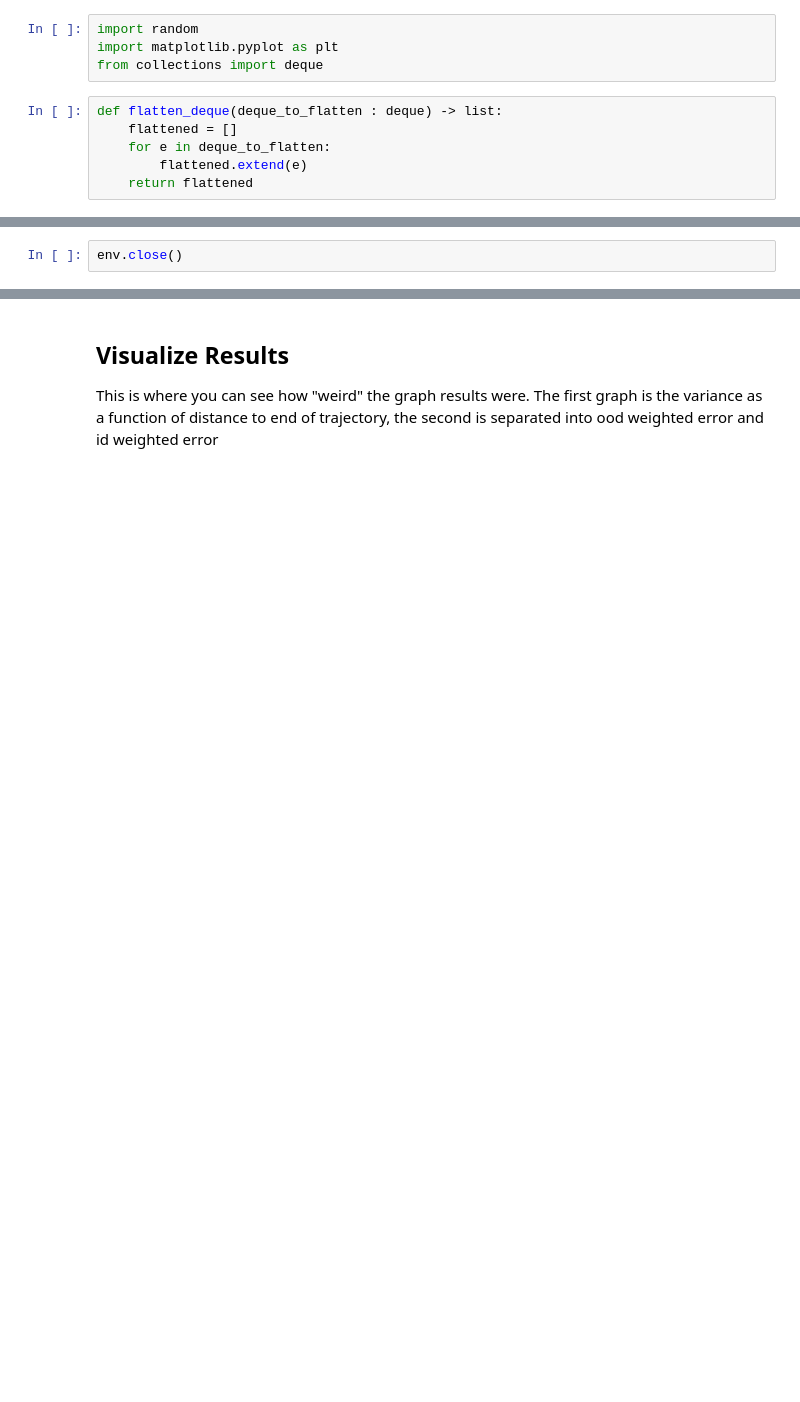
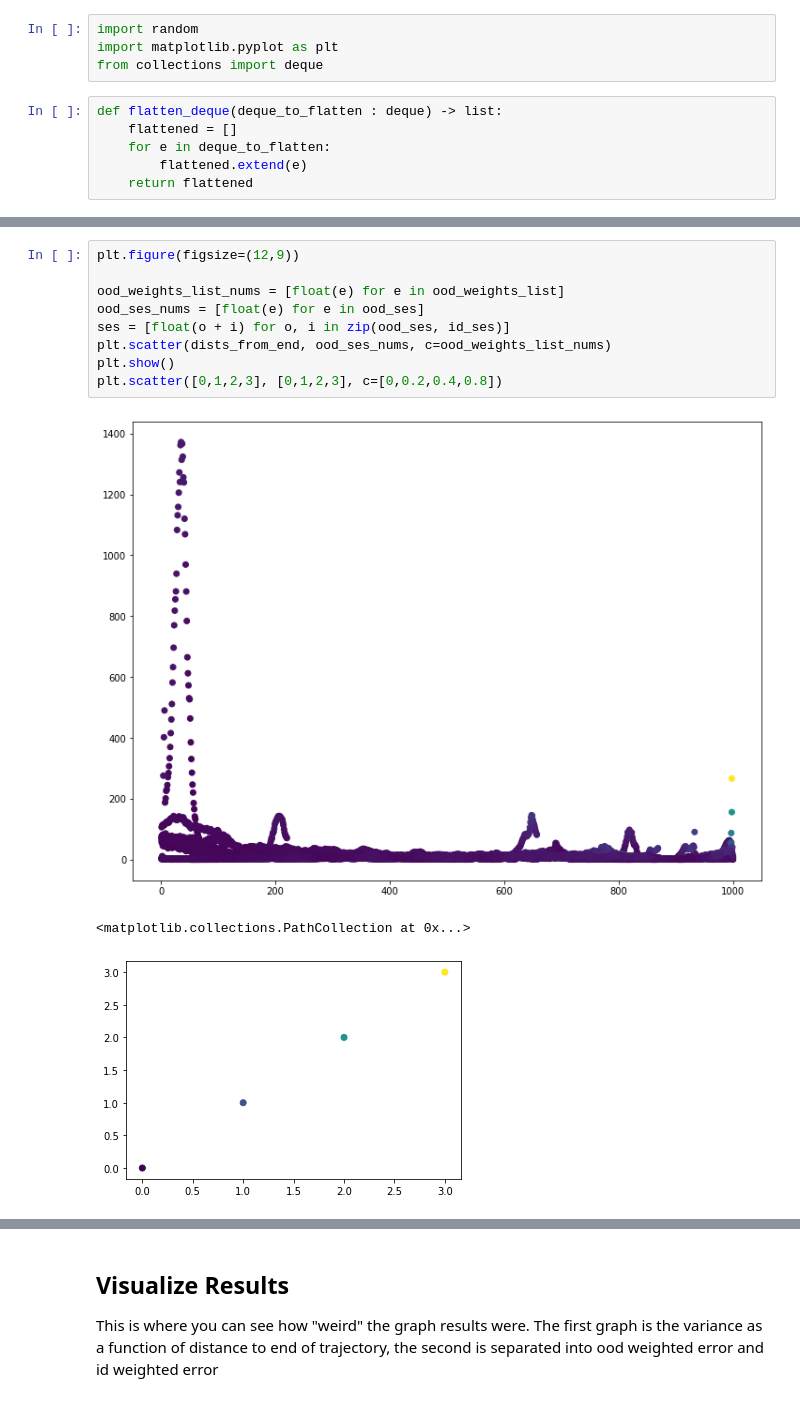
Before and after one commit to eweiner/RL-Research, a Jupyter notebook: variance-prediction/Test_DDQN_GAN.ipynb, the cells around one changed output, grey strips where cells are left out. Drawn from its saved outputs; the diff is of its cells as text; blank space fills up the shorter version.

```diff
--- a/variance-prediction/Test_DDQN_GAN.ipynb
+++ b/variance-prediction/Test_DDQN_GAN.ipynb
@@ -135,2 +163,13 @@ print(num_resets)
-# %%
-env.close()
+# %%
+plt.figure(figsize=(12,9))
+
+ood_weights_list_nums = [float(e) for e in ood_weights_list]
+ood_ses_nums = [float(e) for e in ood_ses]
+ses = [float(o + i) for o, i in zip(ood_ses, id_ses)]
+plt.scatter(dists_from_end, ood_ses_nums, c=ood_weights_list_nums)
+plt.show()
+plt.scatter([0,1,2,3], [0,1,2,3], c=[0,0.2,0.4,0.8])
+# %% [output]
+[figure, added]
+<matplotlib.collections.PathCollection at 0x...>
+[figure, added]
```
Also changed, not shown: parts of 19 cells of this notebook, 2 other files.
